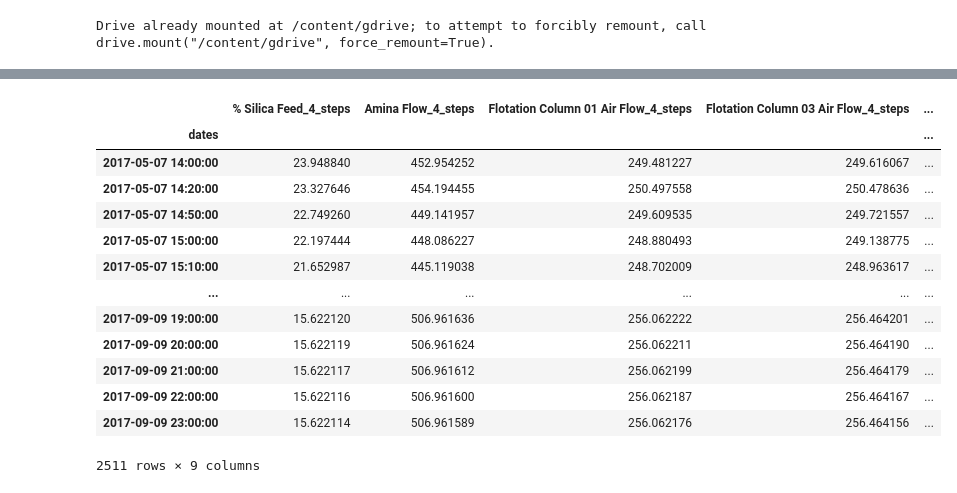
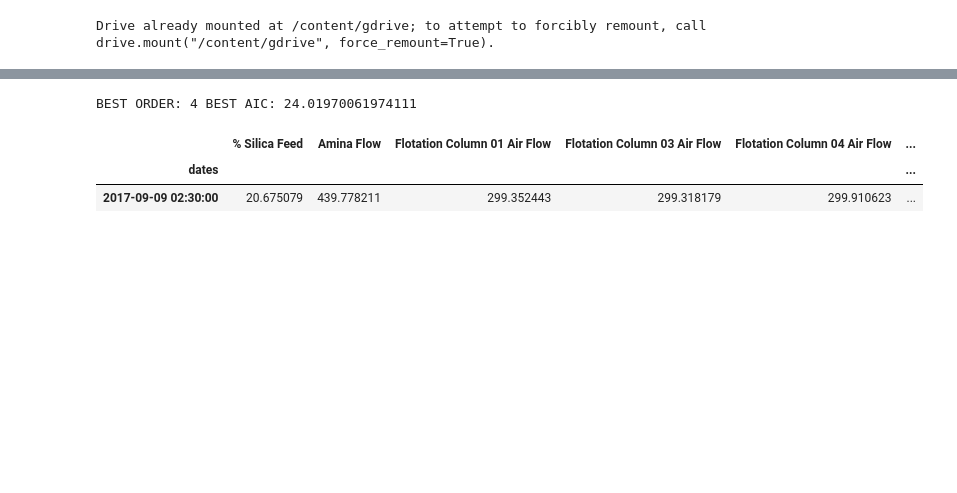
Before and after one commit to Malekkamoua/Quality-prediction-industry-4.0, a Jupyter notebook: 5_Forecasting | VAR.ipynb, the cells around one changed output, grey strips where cells are left out. Cells and saved outputs as stored; diff of their text form; code cells hidden in the pictures; blank space fills up the shorter version.

```diff
--- a/5_Forecasting | VAR.ipynb
+++ b/5_Forecasting | VAR.ipynb
@@ -20,7 +22,7 @@ from statsmodels.tsa.api import VAR
 from statsmodels.tsa.stattools import adfuller
 from statsmodels.tools.eval_measures import rmse, aic
 # %%
-timesteps = int(len(df) * 0.66)
+timesteps = 25
 df_train, df_test = df[0:-timesteps], df[-timesteps:]
 
 # Check size
@@ -32,9 +33,0 @@ print(df_test.shape)
-# %%
-model = VAR(df_train)
-for i in range(0,12):
-    result = model.fit(i)
-    print('Lag Order =', i)
-    print('AIC : ', result.aic)
-    print('BIC : ', result.bic)
-    print('FPE : ', result.fpe)
-    print('HQIC: ', result.hqic, '\n')
@@ -59,5 +34,23 @@ HQIC:  21.325816629436975
+# %%
+from tqdm import tqdm
+
+AIC = {}
+best_aic, best_order = np.inf, 0
+
+for i in tqdm(range(1,100)):
+    model = VAR(endog=df_train.values)
+    model_result = model.fit(maxlags=i)
+    AIC[i] = model_result.aic
+
+    if AIC[i] < best_aic:
+        best_aic = AIC[i]
+        best_order = i
+
+print('BEST ORDER:', best_order, 'BEST AIC:', best_aic)
+# %% [output]
+BEST ORDER: 4 BEST AIC: 24.01970061974111
 # %%
-model_fitted = model.fit(4)
+model_fitted = model.fit(best_order)
 # %%
 # Get the lag order
 lag_order = model_fitted.k_ar
@@ -67,20 +60,9 @@ forecast_input = df_train.values[-lag_order:]
 # %%
 # Forecast
 fc = model_fitted.forecast(y=forecast_input, steps=timesteps)
-df_forecast = pd.DataFrame(fc, index=df.index[-timesteps:], columns=df.columns + '_4_steps')
-df_forecast
+df_forecast = pd.DataFrame(fc, index=df.index[-timesteps:], columns=df.columns)
+df_forecast.head(1)
 # %% [output]
-|  | % Silica Feed_4_steps | Amina Flow_4_steps | Flotation Column 01 Air Flow_4_steps | Flotation Column 03 Air Flow_4_steps | ... |
-| dates |  |  |  |  | ... |
-| 2017-05-07 14:00:00 | 23.948840 | 452.954252 | 249.481227 | 249.616067 | ... |
-| 2017-05-07 14:20:00 | 23.327646 | 454.194455 | 250.497558 | 250.478636 | ... |
-| 2017-05-07 14:50:00 | 22.749260 | 449.141957 | 249.609535 | 249.721557 | ... |
-| 2017-05-07 15:00:00 | 22.197444 | 448.086227 | 248.880493 | 249.138775 | ... |
-| 2017-05-07 15:10:00 | 21.652987 | 445.119038 | 248.702009 | 248.963617 | ... |
-| ... | ... | ... | ... | ... | ... |
-| 2017-09-09 19:00:00 | 15.622120 | 506.961636 | 256.062222 | 256.464201 | ... |
-| 2017-09-09 20:00:00 | 15.622119 | 506.961624 | 256.062211 | 256.464190 | ... |
-| 2017-09-09 21:00:00 | 15.622117 | 506.961612 | 256.062199 | 256.464179 | ... |
-| 2017-09-09 22:00:00 | 15.622116 | 506.961600 | 256.062187 | 256.464167 | ... |
-| 2017-09-09 23:00:00 | 15.622114 | 506.961589 | 256.062176 | 256.464156 | ... |
+|  | % Silica Feed | Amina Flow | Flotation Column 01 Air Flow | Flotation Column 03 Air Flow | Flotation Column 04 Air Flow | ... |
+| dates |  |  |  |  |  | ... |
+| 2017-09-09 02:30:00 | 20.675079 | 439.778211 | 299.352443 | 299.318179 | 299.910623 | ... |
-2511 rows × 9 columns
```
Also changed, not shown: parts of 9 cells of this notebook.
